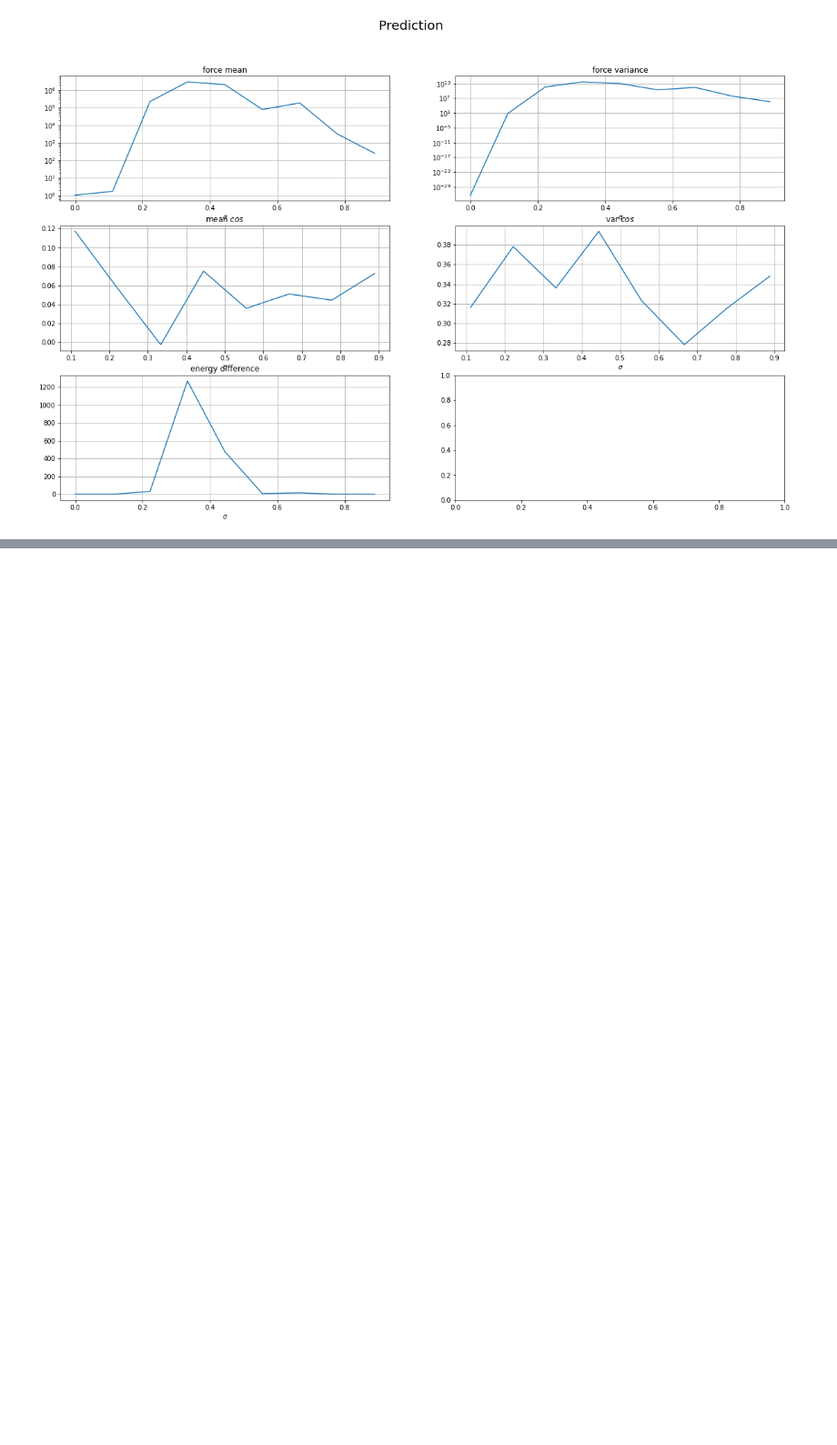
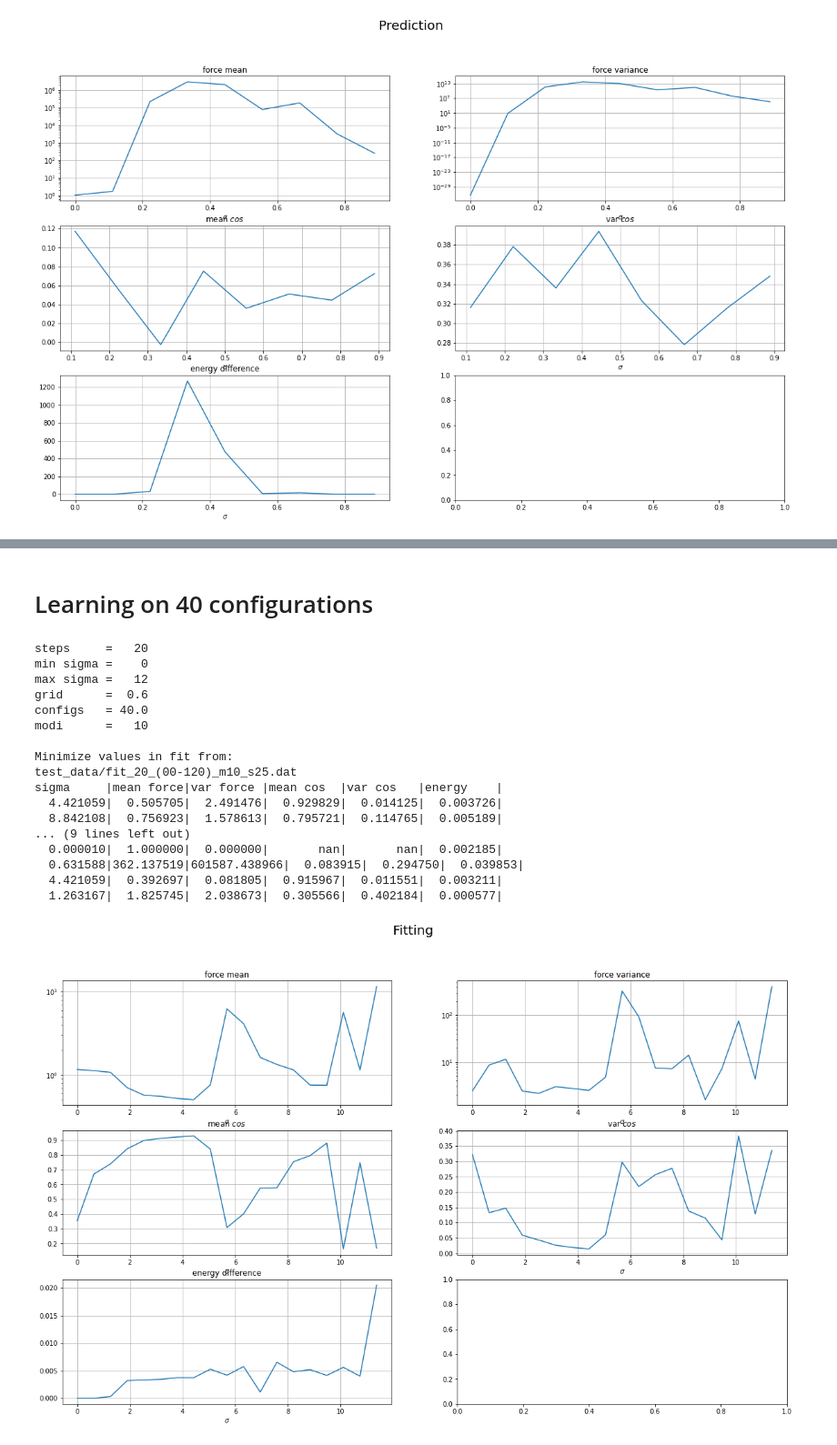
Before and after one commit to Lactose94/LP-Machine-Learning, a Jupyter notebook: Test_quality.ipynb, the cells around one changed output, grey strips where cells are left out. Shown at 91% size. Cells and saved outputs as stored; diff of their text form; code cells hidden in the pictures; blank space fills up the shorter version.

```diff
--- a/Test_quality.ipynb
+++ b/Test_quality.ipynb
@@ -255,0 +258,23 @@ sigma     |mean force|var force |mean cos  |var cos   |energy    |
+# %% [markdown]
+# Learning on 40 configurations
+# %%
+analyze(20, 0, 12, 10, 25)
+# %% [output]
+steps     =   20
+min sigma =    0
+max sigma =   12
+grid      =  0.6
+configs   = 40.0
+modi      =   10
+
+Minimize values in fit from:
+test_data/fit_20_(00-120)_m10_s25.dat
+sigma     |mean force|var force |mean cos  |var cos   |energy    |
+  4.421059|  0.505705|  2.491476|  0.929829|  0.014125|  0.003726|
+  8.842108|  0.756923|  1.578613|  0.795721|  0.114765|  0.005189|
+... (9 lines left out)
+  0.000010|  1.000000|  0.000000|       nan|       nan|  0.002185|
+  0.631588|362.137519|601587.438966|  0.083915|  0.294750|  0.039853|
+  4.421059|  0.392697|  0.081805|  0.915967|  0.011551|  0.003211|
+  1.263167|  1.825745|  2.038673|  0.305566|  0.402184|  0.000577|
+[figure, added]
```
Also changed, not shown: parts of 7 cells of this notebook, 8 other files.
